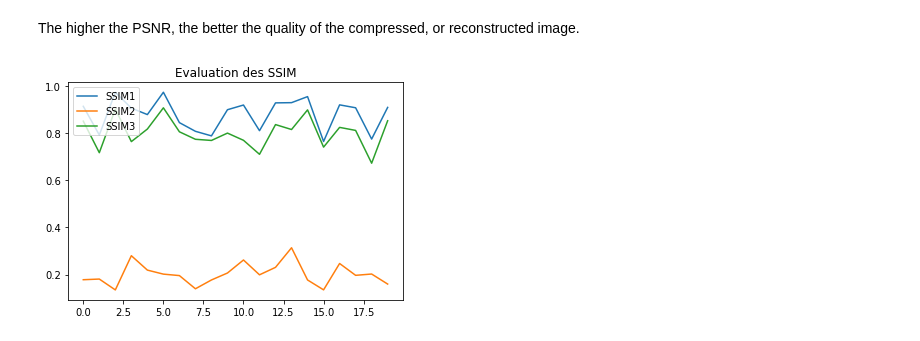
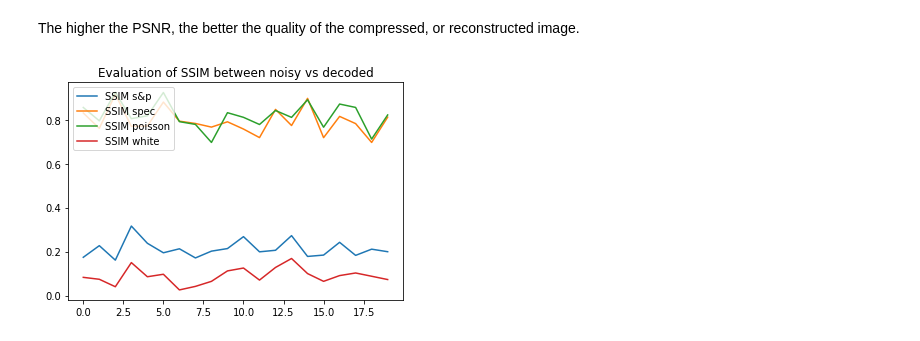
Before and after one commit to ecsquare/Deep-Compression-with-autoencoder, a Jupyter notebook: Compression_with_autoencoder.ipynb, the cells around one changed output. Cells and saved outputs as stored; diff of their text form; code cells hidden in the pictures.

```diff
--- a/Compression_with_autoencoder.ipynb
+++ b/Compression_with_autoencoder.ipynb
@@ -682,11 +695,13 @@ plt.show()
 # %% [markdown]
 The higher the PSNR, the better the quality of the compressed, or reconstructed image.
 # %%
-plt.plot(s1)
 plt.plot(s2)
 plt.plot(s3)
-plt.title('Evaluation des SSIM')
-plt.legend(['SSIM1', 'SSIM2','SSIM3'], loc='upper left')
+plt.plot(s4)
+plt.plot(s5)
+plt.title('Evaluation of SSIM between noisy vs decoded')
+
+plt.legend(['SSIM s&p','SSIM spec','SSIM poisson','SSIM white'], loc='upper left')
 plt.show()
 # %% [output]
-[figure, old version]
+[figure, new version]
```
Also changed, not shown: parts of 3 cells of this notebook.
